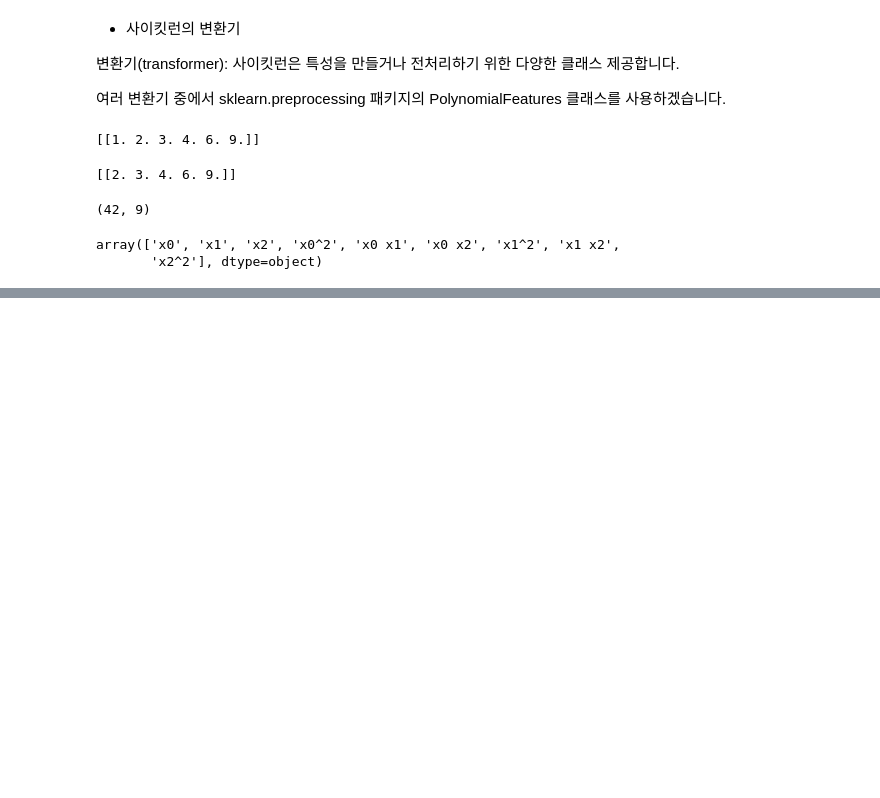
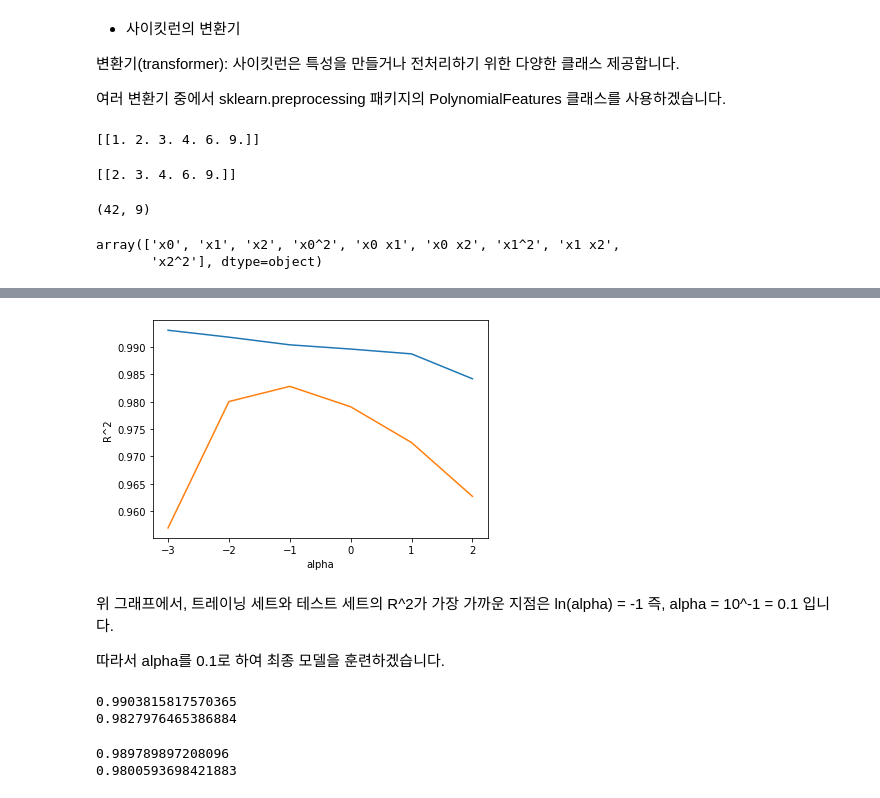
Before and after one commit to haechis/ML_trial, a Jupyter notebook: ML_trial_03_3_특성_공학과_규제.ipynb, the cells around one changed output, grey strips where cells are left out. Cells and saved outputs as stored; diff of their text form; code cells hidden in the pictures; blank space fills up the shorter version.

```diff
--- a/ML_trial_03_3_특성_공학과_규제.ipynb
+++ b/ML_trial_03_3_특성_공학과_규제.ipynb
@@ -122,0 +244,33 @@ test_poly = poly.transform(test_input)
+# %%
+# 특성을 잘 확인하기 위해
+# x축에 자연로그를 취해보겠습니다.
+
+plt.plot(np.log10(alpha_list), train_score)
+plt.plot(np.log10(alpha_list), test_score)
+plt.xlabel('alpha')
+plt.ylabel('R^2')
+plt.show()
+# %% [output]
+[figure, added]
+# %% [markdown]
+위 그래프에서, 트레이닝 세트와 테스트 세트의 R^2가 가장 가까운 지점은 ln(alpha) = -1 즉, alpha = 10^-1 = 0.1 입니다.
+
+따라서 alpha를 0.1로 하여 최종 모델을 훈련하겠습니다.
+# %%
+ridge = Ridge(alpha = 0.1)
+ridge.fit(train_scaled, train_target)
+print(ridge.score(train_scaled, train_target))
+print(ridge.score(test_scaled, test_target))
+# %% [output]
+0.9903815817570365
+0.9827976465386884
+# %%
+## ! - 라쏘 회귀 - ! ##
+from sklearn.linear_model import Lasso
+lasso = Lasso()
+lasso.fit(train_scaled, train_target)
+print(lasso.score(train_scaled, train_target))
+print(lasso.score(test_scaled, test_target))
+# %% [output]
+0.989789897208096
+0.9800593698421883
```
Also changed, not shown: parts of 21 cells of this notebook.
